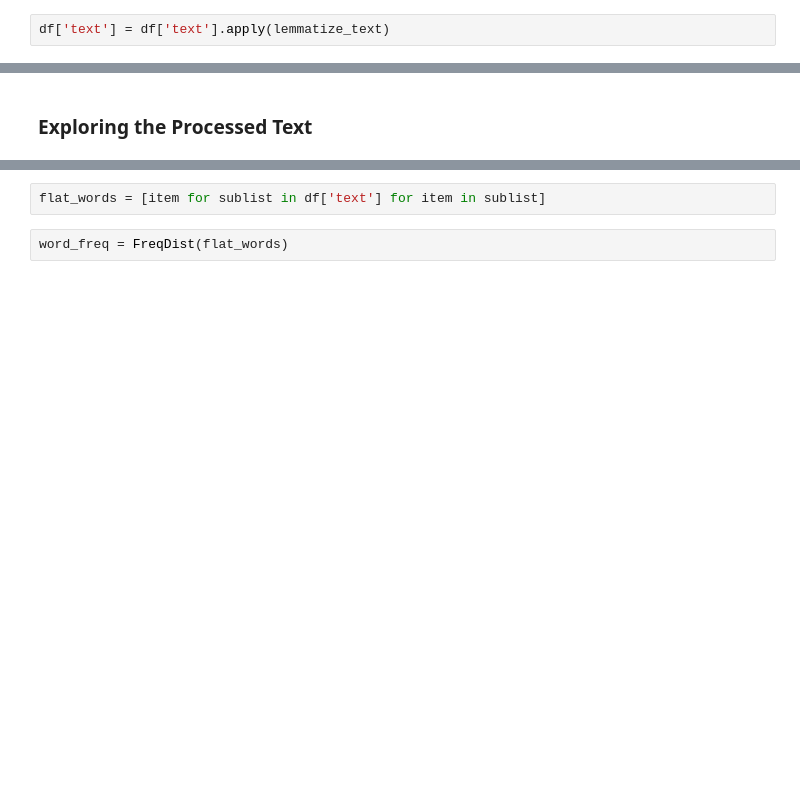
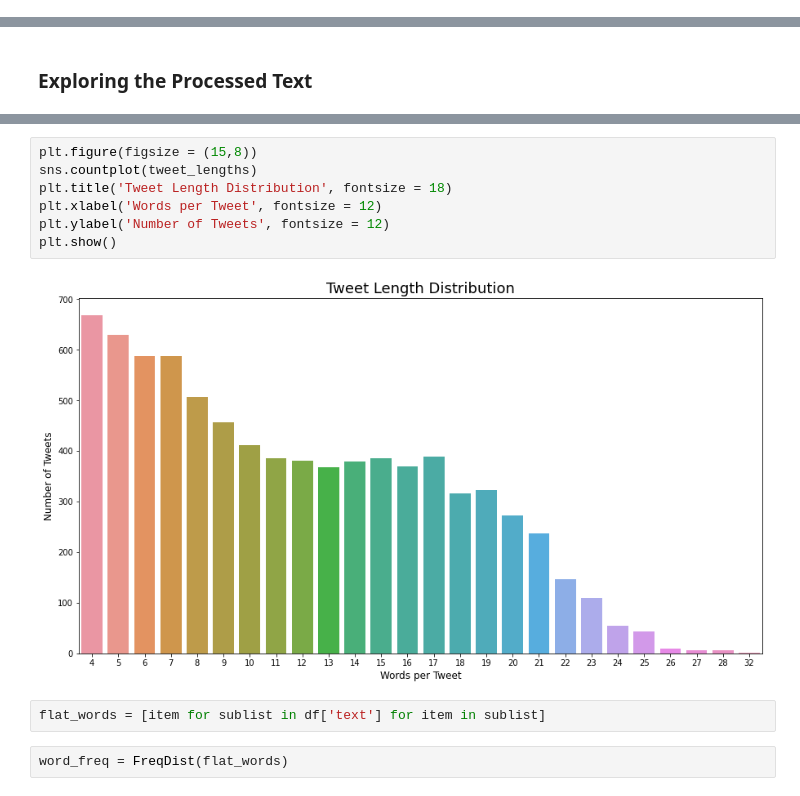
Before and after one commit to RobbieZifchak/nlp-tweets, a Jupyter notebook: LDA.ipynb, the cells around one changed output, grey strips where cells are left out. Drawn from its saved outputs; the diff is of its cells as text; blank space fills up the shorter version.

```diff
--- a/LDA.ipynb
+++ b/LDA.ipynb
@@ -119,2 +72,0 @@ def lemmatize_text(df_text):
-# %%
-df['text'] = df['text'].apply(lemmatize_text)
@@ -158,3 +139,12 @@ plt.show()
+# %%
+plt.figure(figsize = (15,8))
+sns.countplot(tweet_lengths)
+plt.title('Tweet Length Distribution', fontsize = 18)
+plt.xlabel('Words per Tweet', fontsize = 12)
+plt.ylabel('Number of Tweets', fontsize = 12)
+plt.show()
+# %% [output]
+[figure, added]
 # %%
 flat_words = [item for sublist in df['text'] for item in sublist]
 # %%
```
Also changed, not shown: parts of 49 cells of this notebook, 2 other files.
